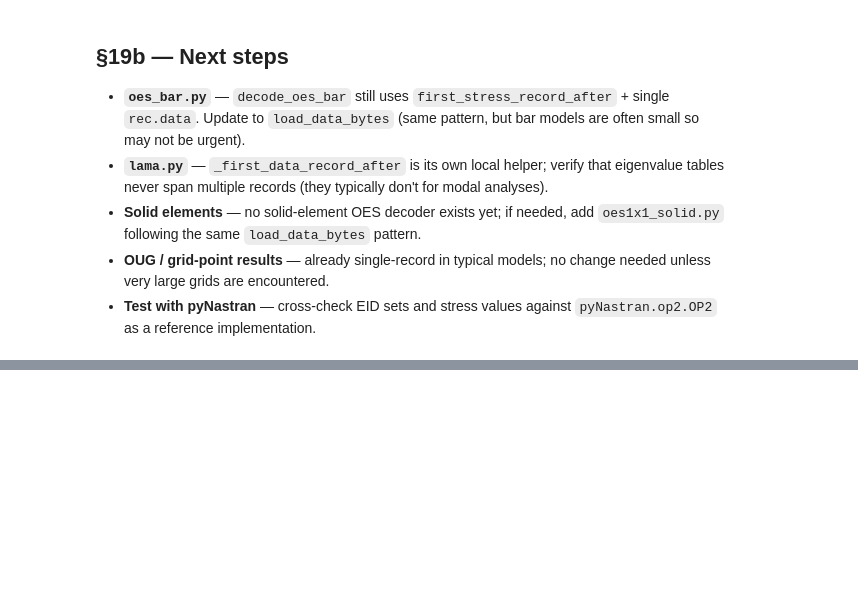
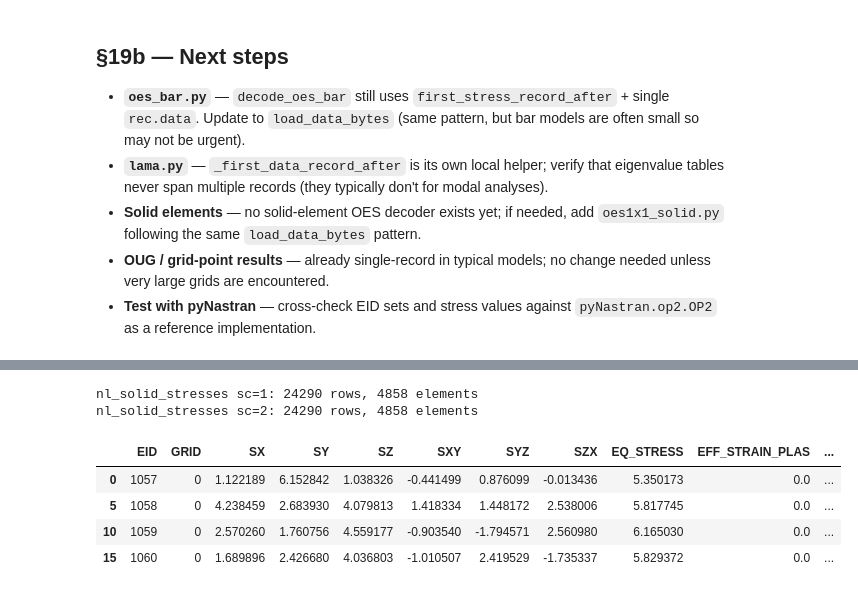
Before and after one commit to echaffey/OP2_reader, a Jupyter notebook: testing.ipynb, the cells around one changed output, grey strips where cells are left out. Saved outputs shown, nothing was run; the diff lists cells and outputs as text; code cells hidden in the pictures; blank space fills up the shorter version.

```diff
--- a/testing.ipynb
+++ b/testing.ipynb
@@ -340,7 +340,7 @@ print(f"forces     attrs: {ef.attrs.get('all_data_records')}")
 - **OUG / grid-point results** — already single-record in typical models; no change needed unless very large grids are encountered.
 - **Test with pyNastran** — cross-check EID sets and stress values against `pyNastran.op2.OP2` as a reference implementation.
 # %%
-EIDS_TO_CHECK = [1, 2, 3] # CBEAM element IDs
+EIDS_TO_CHECK = [417, 418, 419] # CBEAM element IDs
 GRIDS_TO_CHECK = [1, 2, 3] # node IDs
 
 import sys, warnings
@@ -368,6 +368,8 @@ set(cyl.element_forces()) | set(cyl.bush_stresses()) |
 set(cyl.bush_forces()) | set(cyl.solid_stresses())
 )
 print(f"Subcases found: {all_sc}\n")
+
+
 
 def section(title):
     print(f"\n{'═'*72}\n {title}\n{'═'*72}")
@@ -498,0 +437,13 @@ Done. Adjust EIDS_TO_CHECK / GRIDS_TO_CHECK at the top and re-run the two cells.
+# %%
+# §20a — Load the NL file and show available results
+import importlib, op2_native
+importlib.reload(op2_native.reader); from op2_native.reader import OP2
+
+NL_OP2 = 'run_files/model/cylinder-0001.op2'
+nl = OP2(NL_OP2)
+
+print("All tables (includes metadata blocks):")
+print(nl.table_names(results_only=False))
+print()
+print("Result tables only:")
+print(nl.table_names(results_only=True))
@@ -498,0 +456,6 @@ Done. Adjust EIDS_TO_CHECK / GRIDS_TO_CHECK at the top and re-run the two cells.
+# %%
+# §20b — Nonlinear bar stresses (OESNLXR CBEAM)
+nl_bstr = nl.nl_bar_stresses()
+for sc, df in nl_bstr.items():
+    print(f"nl_bar_stresses sc={sc}: {len(df)} rows, {df['EID'].nunique()} elements")
+nl_bstr[1].head(4)
@@ -498,0 +470,15 @@ Done. Adjust EIDS_TO_CHECK / GRIDS_TO_CHECK at the top and re-run the two cells.
+# %%
+# §20c — Nonlinear solid stresses (OESNLXR CTETRA)
+nl_sstr = nl.nl_solid_stresses()
+for sc, df in nl_sstr.items():
+    print(f"nl_solid_stresses sc={sc}: {len(df)} rows, {df['EID'].nunique()} elements")
+# Show centroid rows only (GRID == 0)
+nl_sstr[1][nl_sstr[1]['GRID'] == 0].head(4)
+# %% [output]
+nl_solid_stresses sc=1: 24290 rows, 4858 elements
+nl_solid_stresses sc=2: 24290 rows, 4858 elements
+|  | EID | GRID | SX | SY | SZ | SXY | SYZ | SZX | EQ_STRESS | EFF_STRAIN_PLAS | ... |
+| 0 | 1057 | 0 | 1.122189 | 6.152842 | 1.038326 | -0.441499 | 0.876099 | -0.013436 | 5.350173 | 0.0 | ... |
+| 5 | 1058 | 0 | 4.238459 | 2.683930 | 4.079813 | 1.418334 | 1.448172 | 2.538006 | 5.817745 | 0.0 | ... |
+| 10 | 1059 | 0 | 2.570260 | 1.760756 | 4.559177 | -0.903540 | -1.794571 | 2.560980 | 6.165030 | 0.0 | ... |
+| 15 | 1060 | 0 | 1.689896 | 2.426680 | 4.036803 | -1.010507 | 2.419529 | -1.735337 | 5.829372 | 0.0 | ... |
```
Also changed, not shown: parts of 20 cells of this notebook, 20 other files.
